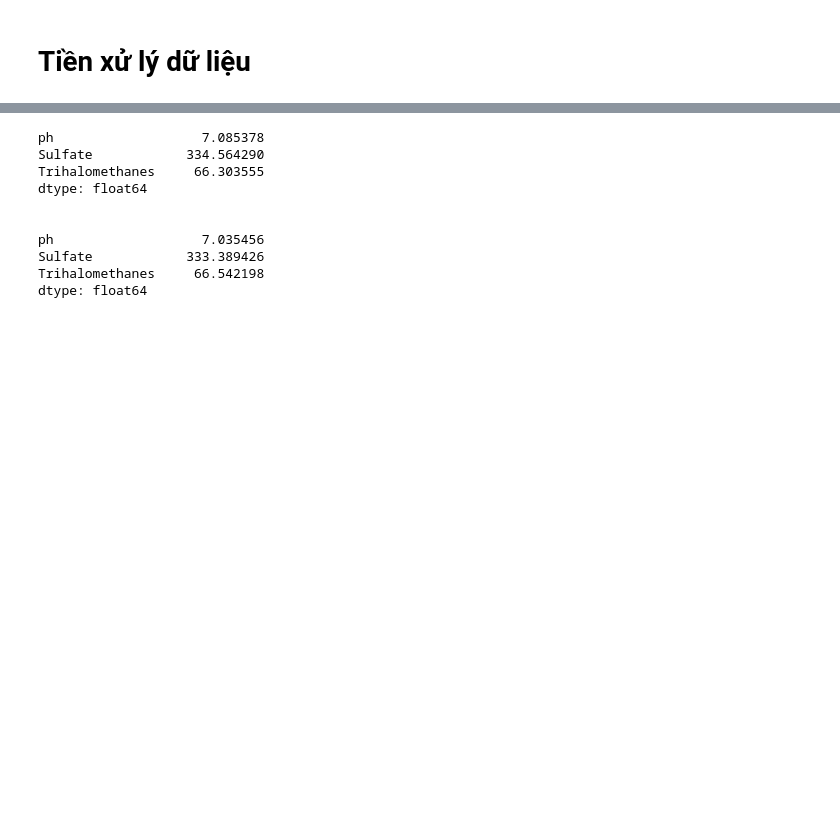
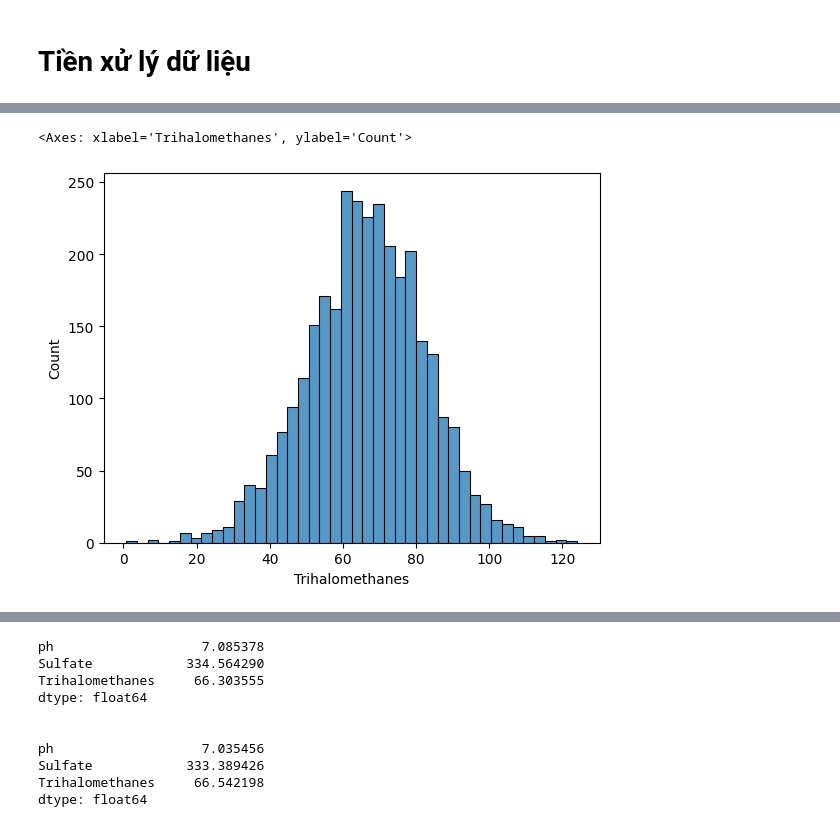
Before and after one commit to A47126/BT-Machine-Learning-Group-7, a Jupyter notebook: water_pota_no_plot.ipynb, the cells around one changed output, grey strips where cells are left out. Cells and saved outputs as stored; diff of their text form; code cells hidden in the pictures; blank space fills up the shorter version.

```diff
--- a/water_pota_no_plot.ipynb
+++ b/water_pota_no_plot.ipynb
@@ -111,0 +152,5 @@ df[df['Potability'] == 1].describe().T
+# %%
+sns.histplot(df['Trihalomethanes'])
+# %% [output]
+<Axes: xlabel='Trihalomethanes', ylabel='Count'>
+[figure, added]
```
Also changed, not shown: parts of 37 cells of this notebook.
